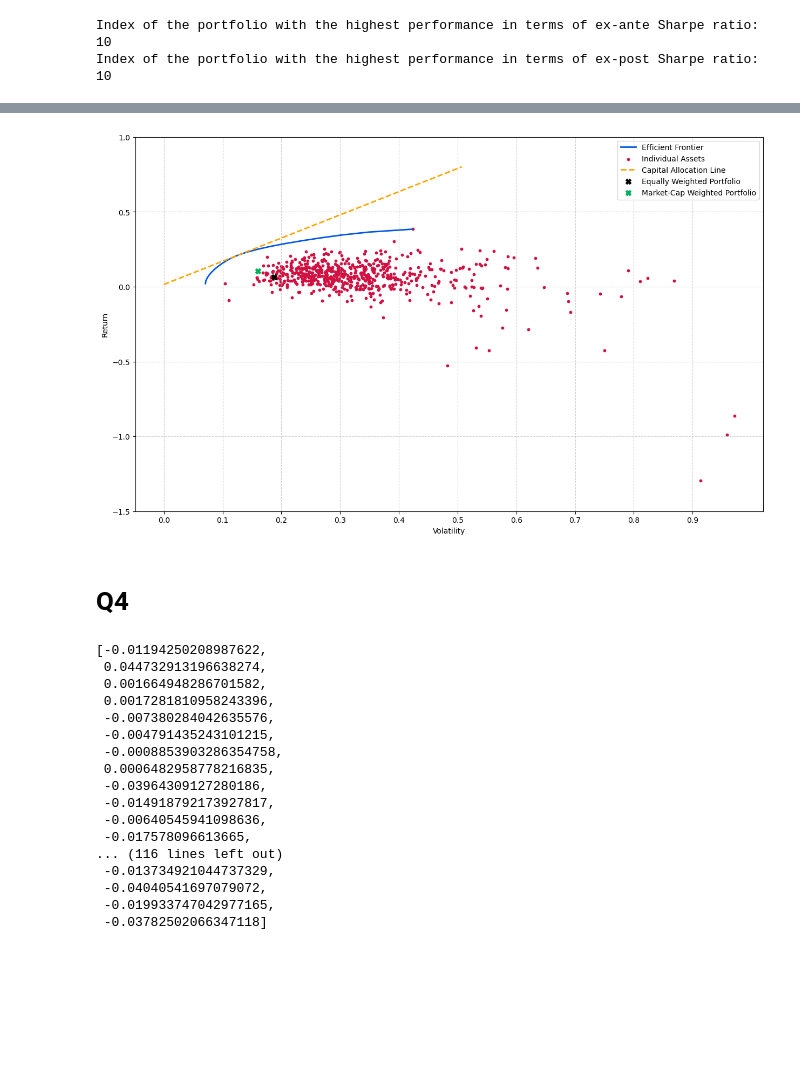
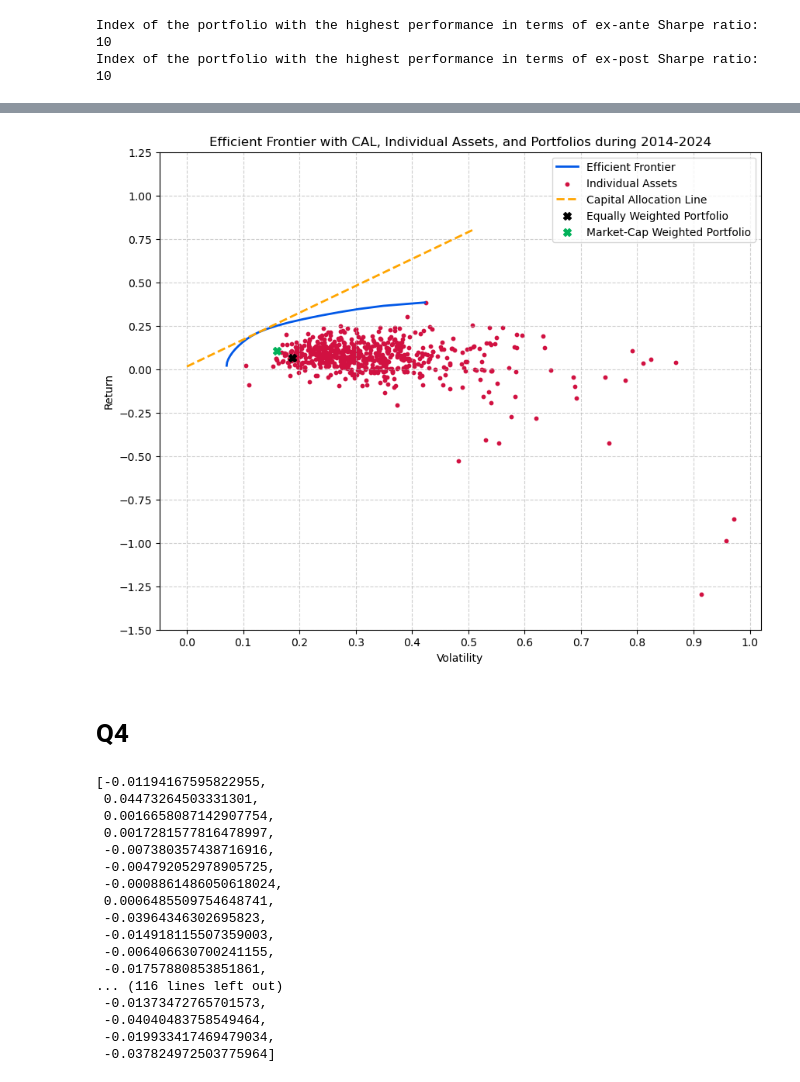
Before and after one commit to youli99/S-E-Finance, a Jupyter notebook: HW1.ipynb, the cells around one changed output, grey strips where cells are left out. Drawn from its saved outputs; the diff is of its cells as text; code cells hidden in the pictures; blank space fills up the shorter version.

Commit message:
Add plots

```diff
--- a/HW1.ipynb
+++ b/HW1.ipynb
@@ -7,31 +8,30 @@ import cvxpy as cp
 from sklearn.covariance import LedoitWolf
 from tqdm import tqdm
 # %%
-Static = pd.read_excel("https://raw.githubusercontent.com/youli99/S-E-Finance/main/Data_new/Static.xlsx")
+Static = pd.read_excel("./Data_new/Static.xlsx")
 
 # EScore = pd.read_excel("./Data/DS_EScore_Y.xlsx")
 # SScore = pd.read_excel("./Data/DS_SScore_Y.xlsx")
-GScore = pd.read_excel("https://raw.githubusercontent.com/youli99/S-E-Finance/main/Data_new/DS_GScore_Y.xlsx")
+GScore = pd.read_excel("./Data_new/DS_GScore_Y.xlsx")
 # ESGScore = pd.read_excel("./Data/DS_ESGScore_Y.xlsx")
 
-RI_m = pd.read_excel("https://raw.githubusercontent.com/youli99/S-E-Finance/main/Data_new/DS_RI_USD_M.xlsx").iloc[:, :-1]
+RI_m = pd.read_excel("./Data_new/DS_RI_USD_M.xlsx").iloc[:, :-1]
 # RI_y = pd.read_excel("./Data/DS_RI_USD_Y.xlsx")
-MC_m = pd.read_excel("https://raw.githubusercontent.com/youli99/S-E-Finance/main/Data_new/DS_MV_USD_M.xlsx").iloc[:, :-1]
+MC_m = pd.read_excel("./Data_new/DS_MV_USD_M.xlsx").iloc[:, :-1]
 # MC_y = pd.read_excel("./Data/DS_MV_USD_Y.xlsx")
-# REV_y = pd.read_excel("./Data_new/DS_REV_USD_Y.xlsx")
+REV_y = pd.read_excel("./Data_new/DS_REV_USD_Y.xlsx")
 
 # Scope1 = pd.read_excel("./Data/Scope_1.xlsx")
 # Scope2 = pd.read_excel("./Data/Scope_2.xlsx")
 # %%
 time = RI_m.iloc[:, 3:].columns # extract the timestamp index
-RF_m = pd.read_excel("https://raw.githubusercontent.com/youli99/S-E-Finance/main/Data_new/Risk_Free_Rate.xlsx", index_col=0)
-
+RF_m = pd.read_excel("./Data_new/Risk_Free_Rate.xlsx", index_col=0)
 RF_m = RF_m / 100
 RF_m.index = time
 RF_m = RF_m.T
 RF_m.reset_index(drop=True, inplace=True)
 
-#extract 2014-2024
+# extract 2014-2024
 RF_m_temp_original = RF_m.loc[:, (RF_m.columns >= pd.Timestamp("2014-01-01")) & (RF_m.columns <= pd.Timestamp("2024-12-31"))]
 RF_m_temp = RF_m_temp_original.T
 # %%
@@ -107 +108,16 @@ temp0424 = temp2.loc[:, (temp2.columns >= pd.Timestamp("2004-01-01")) & (temp2.c
 R_m_filled = pd.concat([RI_m_eur[["NAME", "ISIN"]], temp2], axis=1)
+# %%
+# Plot the monthly return of each company using cleaned dataset
+fig, ax = plt.subplots(figsize=(15, 5))
+
+for index, row in temp2.iterrows():
+    plt.plot(row, label=index, alpha=0.8)
+
+plt.title("Monthly Returns of All Companies")
+plt.gca().xaxis.set_major_locator(mdates.MonthLocator(interval=12))
+plt.gca().xaxis.set_major_formatter(mdates.DateFormatter("%Y-%m"))
+plt.xlabel("Time")
+plt.xticks(rotation=90)
+plt.ylabel("Monthly Return")
+plt.grid(True)
+plt.show()
@@ -107,0 +126,4 @@ R_m_filled = pd.concat([RI_m_eur[["NAME", "ISIN"]], temp2], axis=1)
+# %%
+for index, row in R_m_filled.iterrows():
+    if any(row.iloc[2:] > 2.0):
+        print(f"Company {row.iloc[1]} contains a monthly return over 2.0")
@@ -410,25 +563,25 @@ Index of the portfolio with the highest performance in terms of ex-post Sharpe r
 # %%
-vols = [item["vol"] for item in efficient_frontier]
-mus = [item["mu"] for item in efficient_frontier]
 cal_slope = np.max(ann_sp_ef_ante)
 cal_vol = np.linspace(0, max(vols) * 1.2, 100)
 cal_r = ann_rf + cal_slope * cal_vol
 
-plt.figure(figsize=(15, 9))
+plt.figure(figsize=(10, 8))
 plt.plot(vols, mus, label="Efficient Frontier", color="#0057e7", linestyle="-", linewidth=2)
 plt.scatter(ann_vol, ann_avg_r, color="#d11141", marker="o", label="Individual Assets", s=10)
 plt.plot(cal_vol, cal_r, color="orange", linestyle="--", label="Capital Allocation Line", linewidth=2)
 plt.scatter(ann_vol_p1, ann_avg_r_p1, color="black", marker="X", s=50, label="Equally Weighted Portfolio")
 plt.scatter(ann_vol_p2, ann_avg_r_p2, color="#00b159", marker="X", s=50, label="Market-Cap Weighted Portfolio")
+
+plt.title('Efficient Frontier with CAL, Individual Assets, and Portfolios during 2014-2024')
 plt.xlabel("Volatility")
 plt.ylabel("Return")
-plt.xticks(np.arange(0, 1, step=0.1))
-plt.yticks(np.arange(-1.5, 1.5, step=0.5))
+plt.xticks(np.arange(0, 1.1, step=0.1))
+plt.yticks(np.arange(-1.5, 1.5, step=0.25))
 plt.legend()
 plt.grid(True, linestyle="--", alpha=0.6)
 plt.show()
 # %% [output]
-[figure, old version]
+[figure, new version]
 # %% [markdown]
 # Q4
 # %%
@@ -474,26 +627,26 @@ for start in start_index:
         r_p_temp = (alpha_df_temp @ temp3.iloc[:, start+i].values.reshape((-1, 1)))[0][0]
         R_m_poos.append(r_p_temp)
 # %%
-# a time series of ex-post portfolio return
+# a time series of ex-post portfolio monthly return
 R_m_poos
 # %% [output]
-[-0.01194250208987622,
- 0.044732913196638274,
- 0.001664948286701582,
- 0.0017281810958243396,
- -0.007380284042635576,
- -0.004791435243101215,
- -0.0008853903286354758,
- 0.0006482958778216835,
- -0.03964309127280186,
- -0.014918792173927817,
- -0.00640545941098636,
- -0.017578096613665,
+[-0.01194167595822955,
+ 0.04473264503331301,
+ 0.0016658087142907754,
+ 0.0017281577816478997,
+ -0.007380357438716916,
+ -0.004792052978905725,
+ -0.0008861486050618024,
+ 0.0006485509754648741,
+ -0.03964346302695823,
+ -0.014918115507359003,
+ -0.006406630700241155,
+ -0.01757880853851861,
 ... (116 lines left out)
- -0.013734921044737329,
- -0.04040541697079072,
- -0.019933747042977165,
- -0.03782502066347118]
+ -0.01373472765701573,
+ -0.04040483758549464,
+ -0.019933417469479034,
+ -0.037824972503775964]
 # %%
 # Annualized average return
 ann_avg_r_poos = np.mean(R_m_poos) * 12
```
Also changed, not shown: parts of 27 cells of this notebook, 2 other files.
